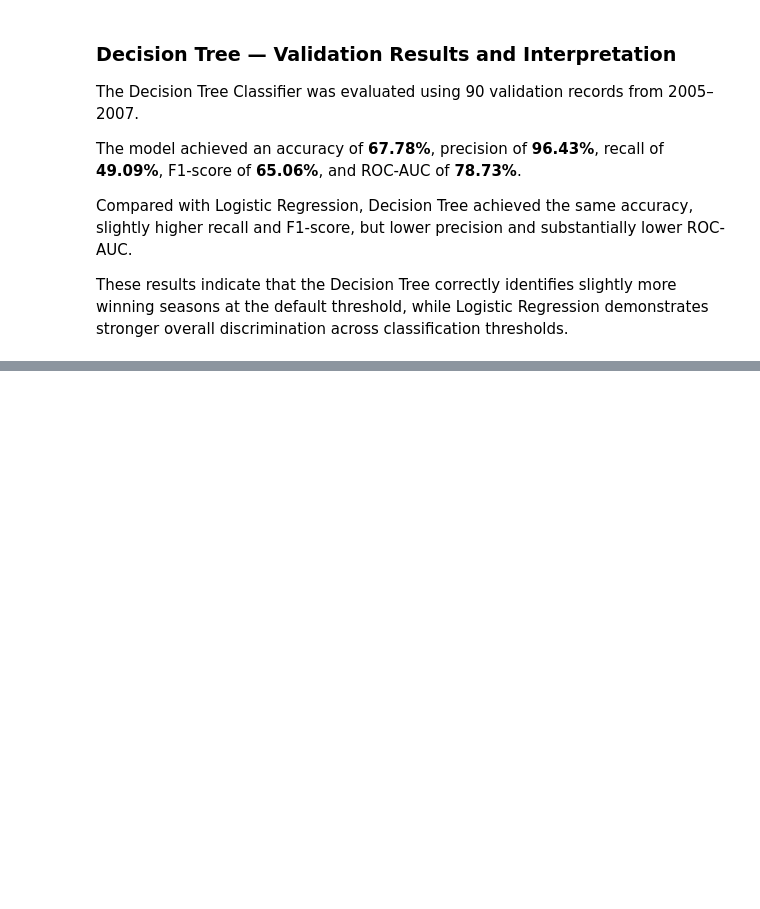
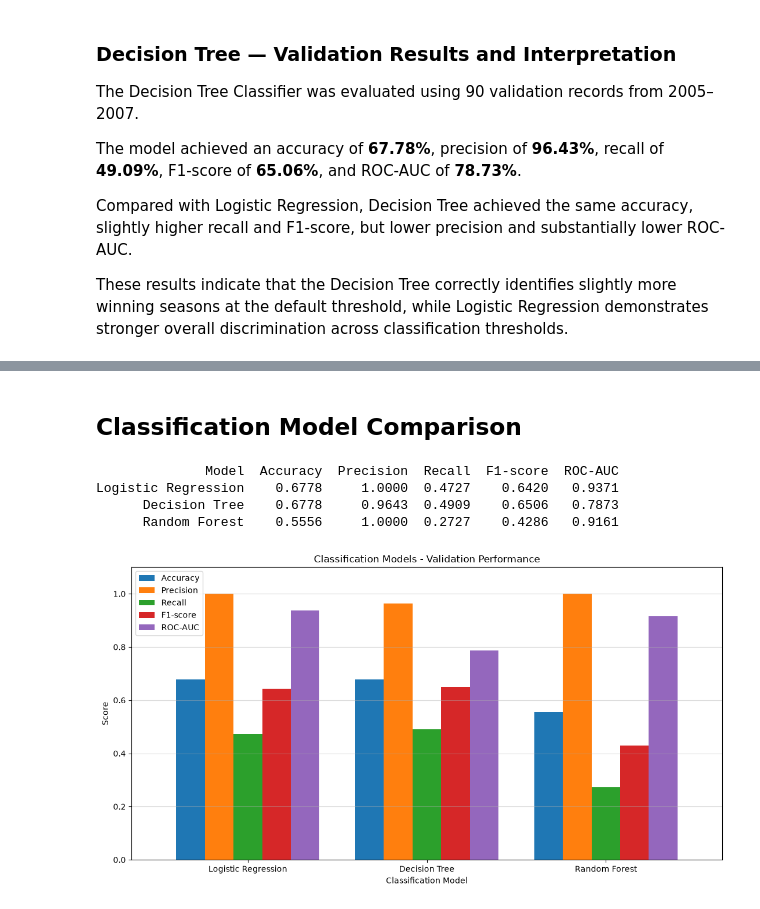
Before and after one commit to Maazakhann/Hockey-Team-Performance-Analysis, a Jupyter notebook: notebooks/03_classification.ipynb, the cells around one changed output, grey strips where cells are left out. Drawn from its saved outputs; the diff is of its cells as text; code cells hidden in the pictures; blank space fills up the shorter version.

```diff
--- a/notebooks/03_classification.ipynb
+++ b/notebooks/03_classification.ipynb
@@ -924,0 +1093,47 @@ These results indicate that the Decision Tree correctly identifies slightly more
+# %% [markdown]
+## Classification Model Comparison
+# %%
+import pandas as pd
+
+comparison = pd.DataFrame({
+    "Model": [
+        "Logistic Regression",
+        "Decision Tree",
+        "Random Forest"
+    ],
+    "Accuracy": [accuracy, tree_accuracy, rf_accuracy],
+    "Precision": [precision, tree_precision, rf_precision],
+    "Recall": [recall, tree_recall, rf_recall],
+    "F1-score": [f1, tree_f1, rf_f1],
+    "ROC-AUC": [auc, tree_auc, rf_auc]
+})
+
+print(comparison.round(4).to_string(index=False))
+# %% [output]
+              Model  Accuracy  Precision  Recall  F1-score  ROC-AUC
+Logistic Regression    0.6778     1.0000  0.4727    0.6420   0.9371
+      Decision Tree    0.6778     0.9643  0.4909    0.6506   0.7873
+      Random Forest    0.5556     1.0000  0.2727    0.4286   0.9161
+# %%
+import matplotlib.pyplot as plt
+
+#  model names as  index
+comparison_plot = comparison.set_index("Model")
+
+comparison_plot.plot(
+    kind="bar",
+    figsize=(11, 6),
+    width=0.8
+)
+
+plt.title("Classification Models - Validation Performance")
+plt.xlabel("Classification Model")
+plt.ylabel("Score")
+plt.ylim(0, 1.1)
+plt.xticks(rotation=0) # x labels rotation
+plt.legend(loc="best")
+plt.grid(axis="y", alpha=0.5)
+plt.tight_layout()
+plt.show()
+# %% [output]
+[figure, added]
```
Also changed, not shown: parts of 15 cells of this notebook.
